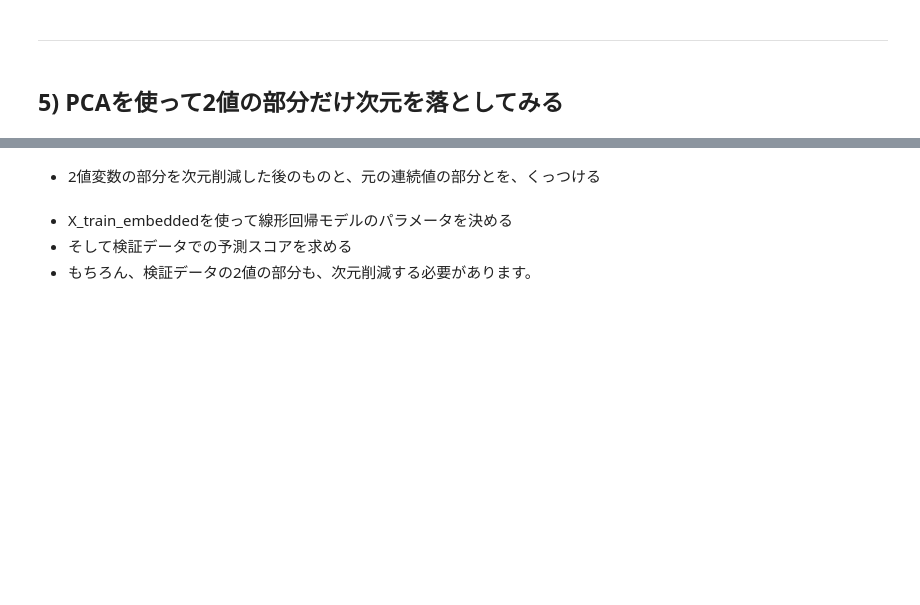
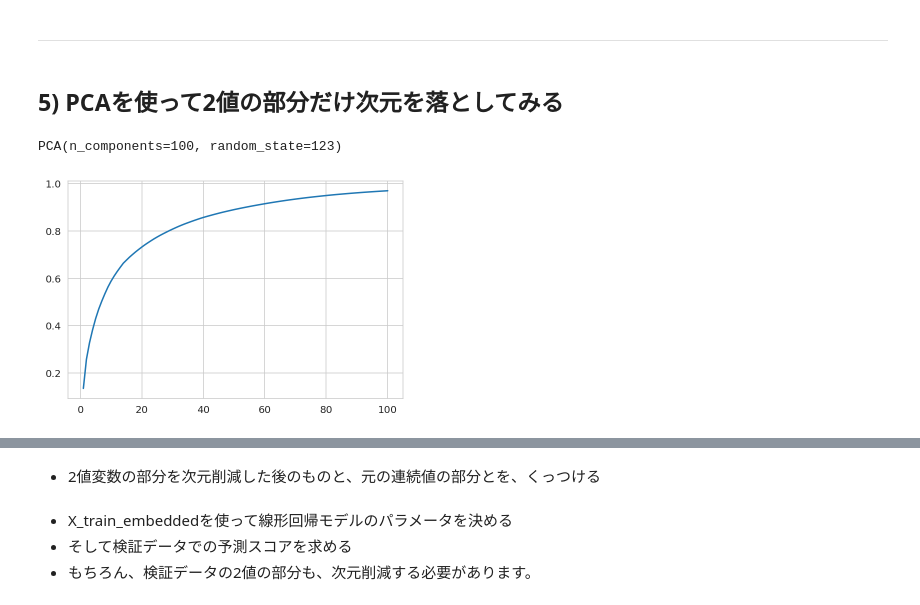
Before and after one commit to tomonari-masada/course2022-sml, a Jupyter notebook: 08_linear_regression_3.ipynb, the cells around one changed output, grey strips where cells are left out. Cells and saved outputs as stored; diff of their text form; code cells hidden in the pictures; blank space fills up the shorter version.

```diff
--- a/08_linear_regression_3.ipynb
+++ b/08_linear_regression_3.ipynb
@@ -48,6 +69,6 @@ y.head()
 * 縦軸は目的変数とする。
 # %%
 # 0/1でない値をとる変数の名前を取り出す
-continuous = [s for s in X.columns.to_list() if s[:3] in ['Num', 'Hyd', 'Mol', 'Sur']]
+continuous = [s for s in X.columns if s[:3] in ['Num', 'Hyd', 'Mol', 'Sur']]
 print(len(continuous), 'continuous features')
 print(continuous)
@@ -68,6 +94,6 @@ X = X.drop('solubility', axis=1) # 図を描き終えたので、元に戻す
 # %% [markdown]
 ## 3) 2値変数の部分の雰囲気を見る
 # %%
-binary = X.columns[X.columns.str.startswith('FP')].to_list()
+binary = X.columns[X.columns.str.startswith('FP')]
 print(len(binary), 'binary features')
 X[binary].describe()
@@ -102,5 +144,7 @@ print('RMSE:', mean_squared_error(y_valid, y_valid_pred, squared=False))
 from sklearn.decomposition import PCA
 
 n_components = 100 # 使用する主成分の個数
-pca = PCA(n_components=n_components, random_state=123) # random_stateは入れておいたほうがいいようだ
+pca = PCA(n_components=n_components, random_state=123)
 pca.fit(X_train[binary])
+# %% [output]
+PCA(n_components=100, random_state=123)
@@ -111,0 +151,4 @@ X_train_binary_embedded = pca.transform(X_train_binary)
+# %%
+plt.plot(np.arange(1, pca.n_components_ + 1), np.cumsum(pca.explained_variance_ratio_));
+# %% [output]
+[figure, added]
```
Also changed, not shown: parts of 32 cells of this notebook.
